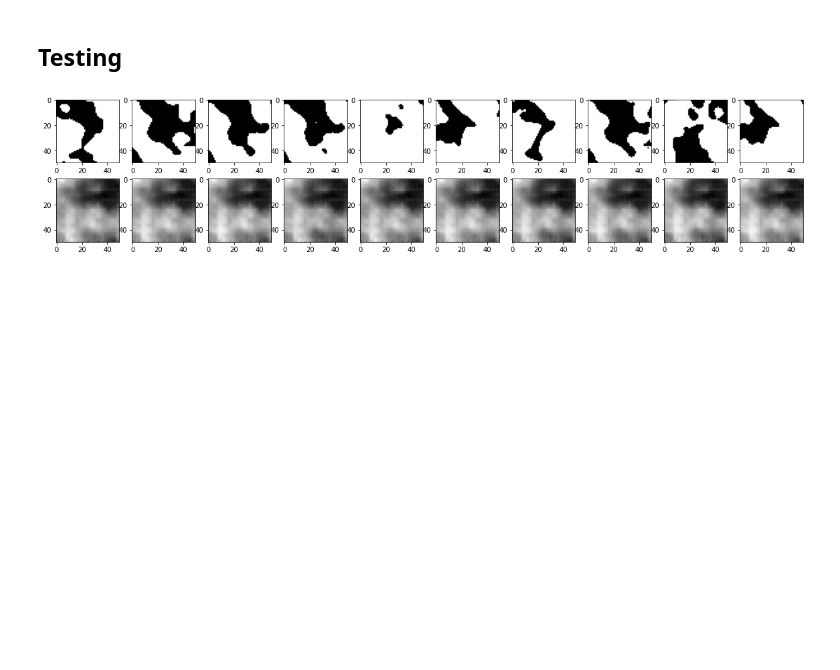
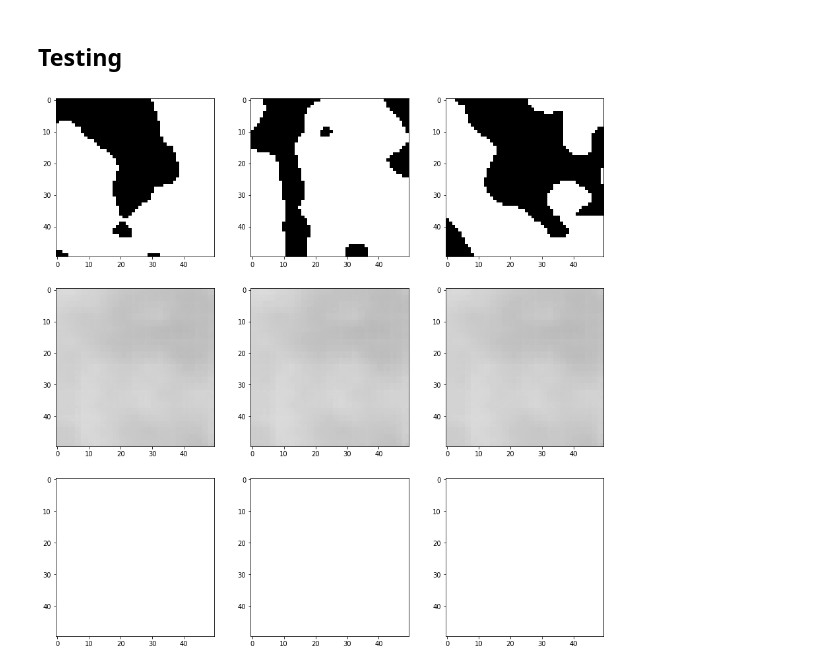
Before and after one commit to HemiaoZhang/CEE316Project, a Jupyter notebook: 3_variational_autoencoder.ipynb, the cells around one changed output. Drawn from its saved outputs; the diff is of its cells as text; code cells hidden in the pictures; blank space fills up the shorter version.

```diff
--- a/3_variational_autoencoder.ipynb
+++ b/3_variational_autoencoder.ipynb
@@ -42,6 +51,7 @@ Mounted at /content/gdrive
 class CustomImageDataset(Dataset):
   def __init__(self, data, transform=None):
     self.data = data
+    self.label = torch.mean(data, (1,2,3), True).view(-1)
     self.transform = transform
 
   def __len__(self):
@@ -49,10 +59,11 @@ class CustomImageDataset(Dataset):
 
   def __getitem__(self, idx):
     image = self.data[idx]
+    porosity = self.label[idx]
 
     if self.transform!=None:
       image = self.transform(image)
-    return image
+    return (image, porosity)
 # %%
 # 1,000 = 16 * 62 + 8
 train_data = CustomImageDataset(torch.tensor( np.vstack( ( img3d[0:1000:4,:50,:50].reshape(250,1,50,50),
@@ -217,7 +232,7 @@ VariationalAutoencoder(
 loss_fn = nn.MSELoss()
 optimizer = torch.optim.Adam(model.parameters(), lr=1e-3, weight_decay=1e-5)
 sch = torch.optim.lr_scheduler.StepLR(optimizer, step_size=100, gamma=0.9)
-num_epochs = 100
+num_epochs = 500
 best_loss = np.inf
 best_states = None
 loss_history = []
@@ -225,7 +240,7 @@ loss_history = []
 for epoch in range(num_epochs):
   model.train()
   train_losses = []
-  for batch in train_loader:
+  for batch, label in train_loader:
     optimizer.zero_grad()
 
     img = batch.to(device) # img.shape = torch.Size([batch_size, 1, 50, 50])
@@ -242,7 +257,7 @@ for epoch in range(num_epochs):
     best_loss = np.copy(epoch_loss)
     best_states = copy.deepcopy( model.state_dict() )
   # record loss history
-  if (epoch+1) % 1 == 0: print("epoch {:4d}, training loss = {:1.5e}".format(epoch+1, epoch_loss))
+  if (epoch+1) % 50 == 0: print("epoch {:4d}, training loss = {:1.5e}".format(epoch+1, epoch_loss))
   loss_history.append(epoch_loss)
   # adjust the learning rate
   sch.step()
@@ -365,22 +391,27 @@ plot_reconstructed(model, mean_embedding, z1=0, z2=4, r0=(10, 30), r1=(10, 30))
 # %%
 test_img = []
 test_recon = []
-for batch in test_loader: # one per batch
+for batch, label in test_loader: # one per batch
   img = batch.to(device)
   recon = model(img)
   test_img.append( img.cpu().detach().numpy() )
   test_recon.append( recon.cpu().detach().numpy() )
 # %%
 # randonly select 10 testing cases
-idx = np.random.randint(0, len(test_data), 10)
+n2show = 3
+idx = np.random.randint(0, len(test_data), n2show)
 #idx = range(10)
-plt.figure(figsize=(20,4))
+plt.figure(figsize=(15,15))
 plt.gray()
-for k in range(10):
-  plt.subplot(2,10,k+1) # first line
-  plt.imshow(test_img[idx[k]].reshape(50, 50))
+for k in range(n2show):
+  plt.subplot(3,n2show,k+1) # first line
+  plt.imshow(test_img[idx[k]].reshape(50, 50), vmin=0., vmax=1.)
 
-  plt.subplot(2,10,10+k+1) # second line
-  plt.imshow(test_recon[idx[k]].reshape(50, 50))
+  plt.subplot(3,n2show,n2show+k+1) # second line
+  plt.imshow( test_recon[idx[k]].reshape(50, 50), vmin=0., vmax=1. )
+  #plt.clim(0., 1.)
+
+  plt.subplot(3,n2show,2*n2show+k+1) # third line
+  plt.imshow( binarization( test_recon[idx[k]].reshape(50, 50) ), vmin=0., vmax=1. )
 # %% [output]
-[figure, old version]
+[figure, new version]
```
Also changed, not shown: parts of 12 cells of this notebook.
